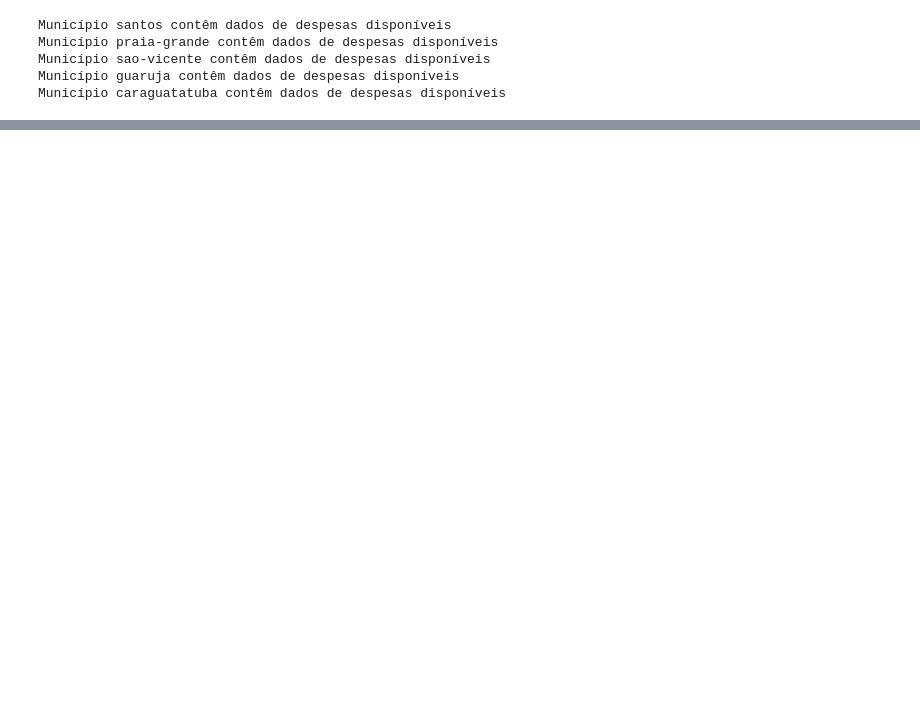
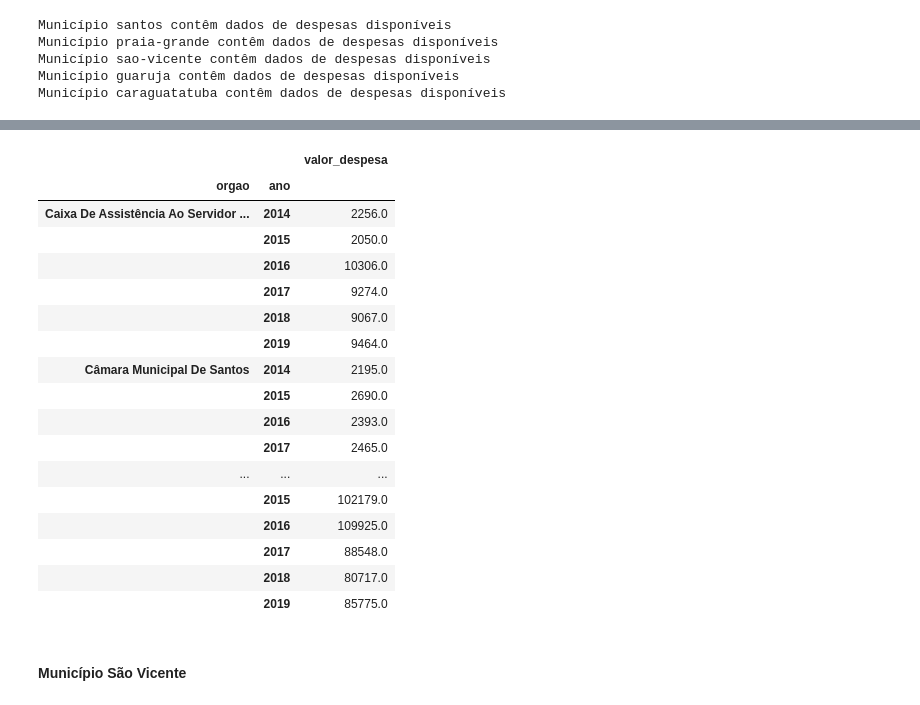
Before and after one commit to jadeSales/projeto_tce, a Jupyter notebook: Projeto/dados_tce.ipynb, the cells around one changed output, grey strips where cells are left out. Cells and saved outputs as stored; diff of their text form; code cells hidden in the pictures; blank space fills up the shorter version.

```diff
--- a/Projeto/dados_tce.ipynb
+++ b/Projeto/dados_tce.ipynb
@@ -197,0 +214,7 @@ df_praia_grande = df_praia_grande.drop(['evento', 'nr_empenho', 'id_fornecedor',
+# %%
+#Chama as funções de transformação
+df_mun_df_santos = deleta_duplicidade(df_santos)
+df_mun_df_santos = deleta_colunas(df_mun_df_santos)
+df_mun_df_santos = deleta_linha_vazia(df_mun_df_santos)
+df_mun_df_santos = rename_uppercase(df_mun_df_santos)
+df_mun_df_santos = renomemar_coluna(df_mun_df_santos)
@@ -197,0 +242,26 @@ df_praia_grande = df_praia_grande.drop(['evento', 'nr_empenho', 'id_fornecedor',
+# %%
+#Cria novo dataframe visão despesa orgao por ano
+df_despesa_orgaos_santos = cria_nova_tabela_orgaos(df_mun_df_santos)
+# %%
+df_despesa_orgaos_santos
+# %% [output]
+|  |  | valor_despesa |
+| orgao | ano |  |
+| Caixa De Assistência Ao Servidor ... | 2014 | 2256.0 |
+|  | 2015 | 2050.0 |
+|  | 2016 | 10306.0 |
+|  | 2017 | 9274.0 |
+|  | 2018 | 9067.0 |
+|  | 2019 | 9464.0 |
+| Câmara Municipal De Santos | 2014 | 2195.0 |
+|  | 2015 | 2690.0 |
+|  | 2016 | 2393.0 |
+|  | 2017 | 2465.0 |
+| ... | ... | ... |
+|  | 2015 | 102179.0 |
+|  | 2016 | 109925.0 |
+|  | 2017 | 88548.0 |
+|  | 2018 | 80717.0 |
+|  | 2019 | 85775.0 |
+# %% [markdown]
+#### Município São Vicente
```
Also changed, not shown: parts of 52 cells of this notebook.
